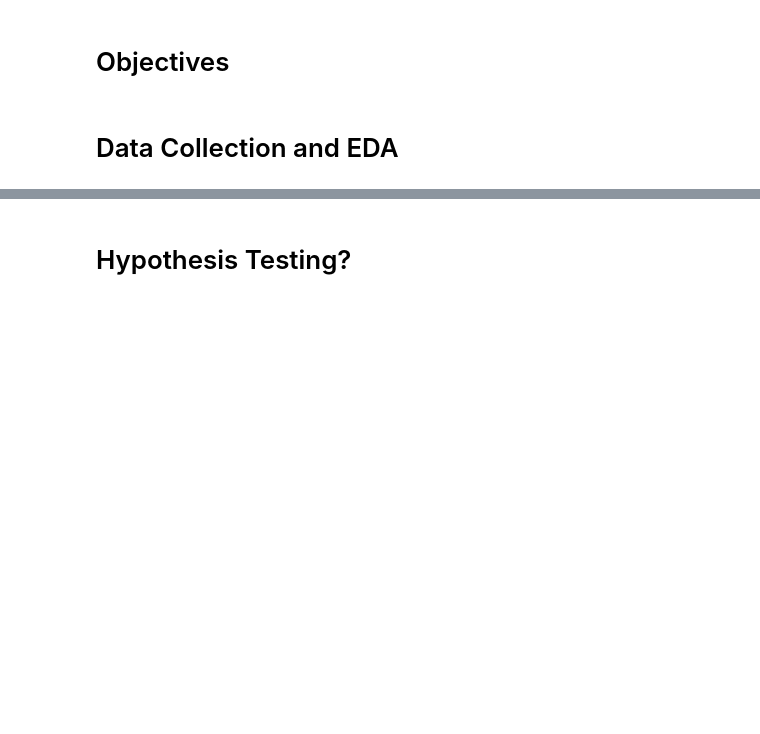
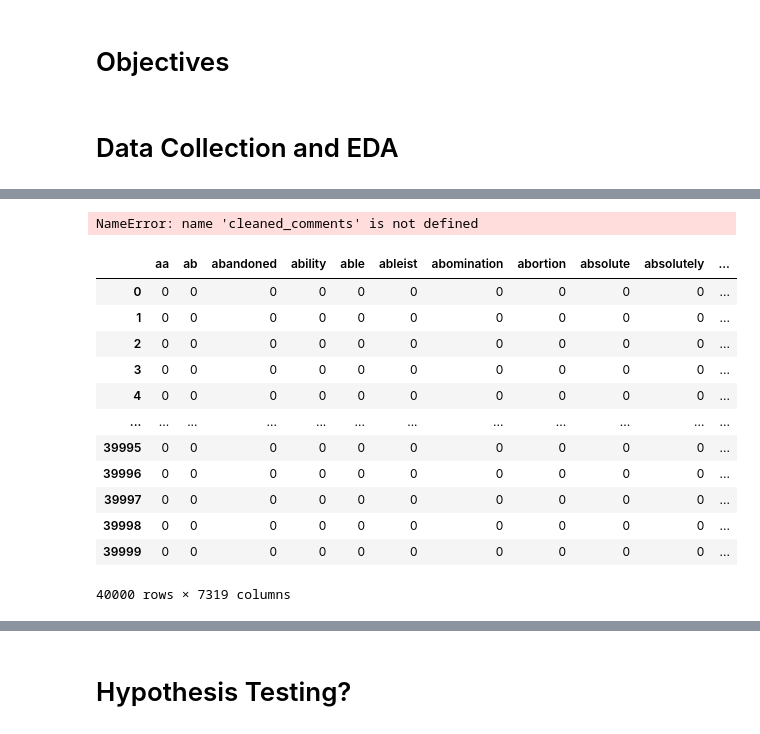
Before and after one commit to apell74/sarcasm-detection-nlp, a Jupyter notebook: Overview and EDA.ipynb, the cells around one changed output, grey strips where cells are left out. Cells and saved outputs as stored; diff of their text form; code cells hidden in the pictures; blank space fills up the shorter version.

```diff
--- a/Overview and EDA.ipynb
+++ b/Overview and EDA.ipynb
@@ -192,0 +330,25 @@ sample_text
+# %%
+cv = CountVectorizer(ngram_range=(1, 2), min_df=5, max_df=1.0)
+
+X_t_vec = cv.fit_transform(cleaned_comments)
+X_t_vec = pd.DataFrame.sparse.from_spmatrix(X_t_vec)
+X_t_vec.columns = sorted(cv.vocabulary_)
+X_t_vec.set_index(target.index, inplace=True)
+# %% [output]
+NameError: name 'cleaned_comments' is not defined
+# %%
+X_t_vec
+# %% [output]
+|  | aa | ab | abandoned | ability | able | ableist | abomination | abortion | absolute | absolutely | ... |
+| 0 | 0 | 0 | 0 | 0 | 0 | 0 | 0 | 0 | 0 | 0 | ... |
+| 1 | 0 | 0 | 0 | 0 | 0 | 0 | 0 | 0 | 0 | 0 | ... |
+| 2 | 0 | 0 | 0 | 0 | 0 | 0 | 0 | 0 | 0 | 0 | ... |
+| 3 | 0 | 0 | 0 | 0 | 0 | 0 | 0 | 0 | 0 | 0 | ... |
+| 4 | 0 | 0 | 0 | 0 | 0 | 0 | 0 | 0 | 0 | 0 | ... |
+| ... | ... | ... | ... | ... | ... | ... | ... | ... | ... | ... | ... |
+| 39995 | 0 | 0 | 0 | 0 | 0 | 0 | 0 | 0 | 0 | 0 | ... |
+| 39996 | 0 | 0 | 0 | 0 | 0 | 0 | 0 | 0 | 0 | 0 | ... |
+| 39997 | 0 | 0 | 0 | 0 | 0 | 0 | 0 | 0 | 0 | 0 | ... |
+| 39998 | 0 | 0 | 0 | 0 | 0 | 0 | 0 | 0 | 0 | 0 | ... |
+| 39999 | 0 | 0 | 0 | 0 | 0 | 0 | 0 | 0 | 0 | 0 | ... |
+40000 rows × 7319 columns
```
Also changed, not shown: parts of 41 cells of this notebook.
